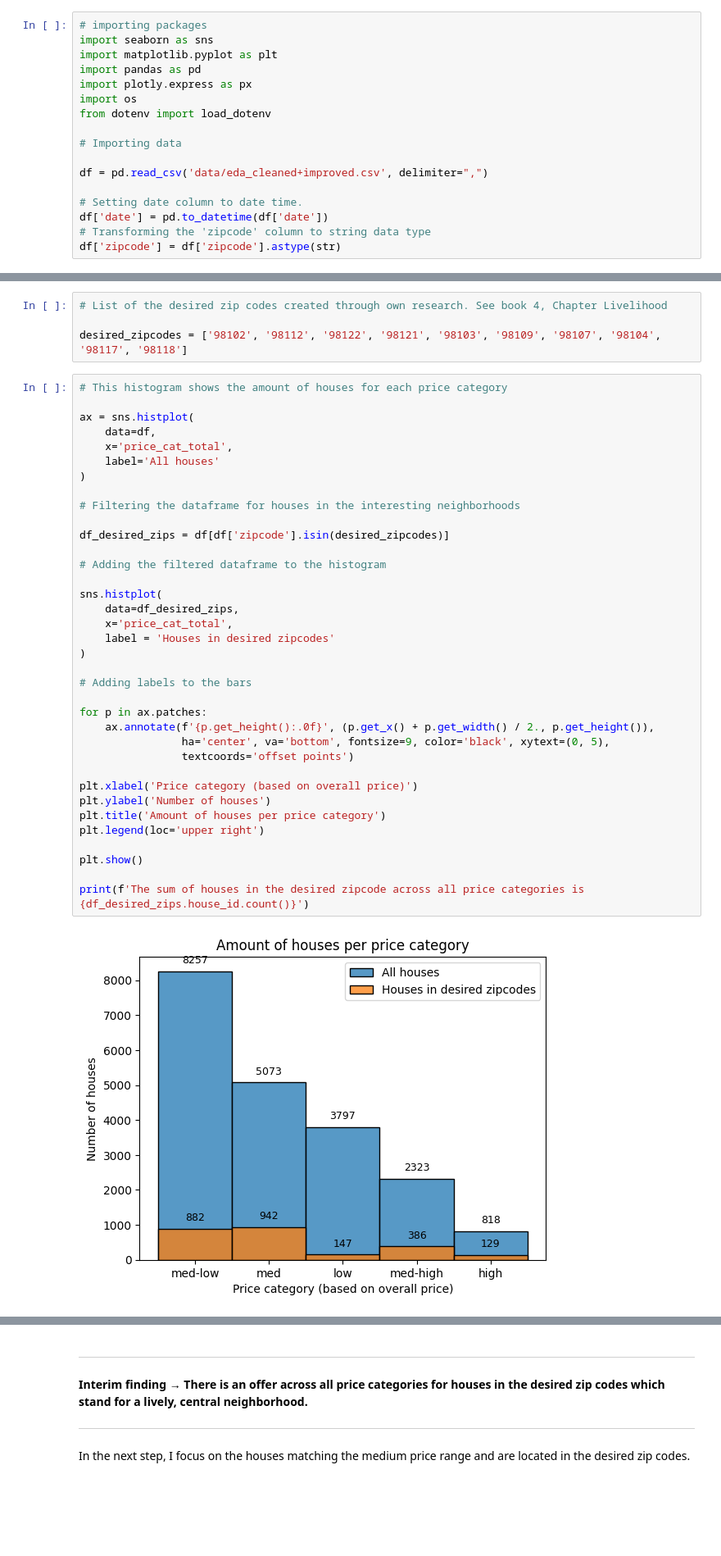
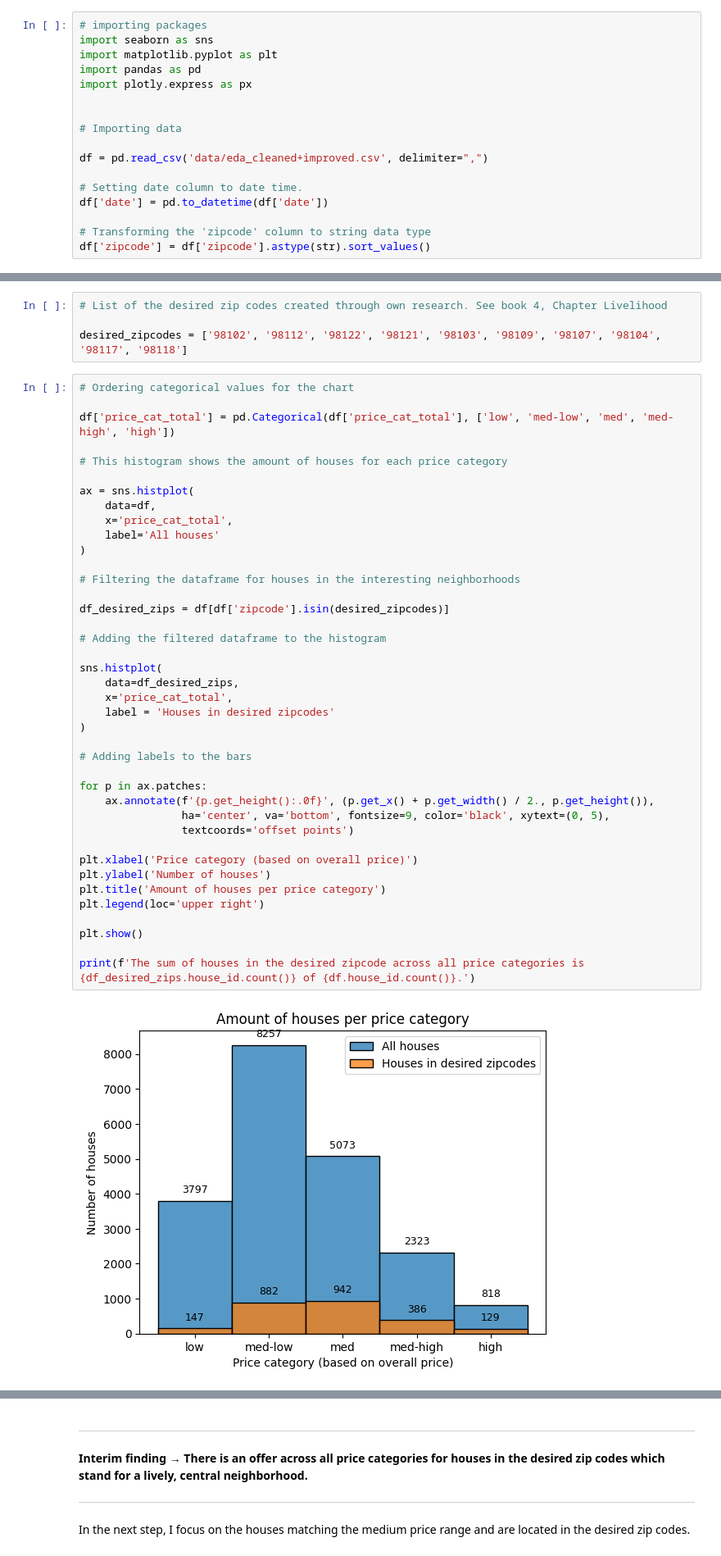
Before and after one commit to StefanK2ff/nf-eda-project, a Jupyter notebook: 5_Hypothesis checking.ipynb, the cells around one changed output, grey strips where cells are left out. Shown at 82% size. Saved outputs shown, nothing was run; the diff lists cells and outputs as text; blank space fills up the shorter version.

```diff
--- a/5_Hypothesis checking.ipynb
+++ b/5_Hypothesis checking.ipynb
@@ -6,8 +6,7 @@ import seaborn as sns
 import matplotlib.pyplot as plt
 import pandas as pd
 import plotly.express as px
-import os
-from dotenv import load_dotenv
+
 
 # Importing data
 
@@ -15,8 +14,9 @@ df = pd.read_csv('data/eda_cleaned+improved.csv', delimiter=",")
 
 # Setting date column to date time.
 df['date'] = pd.to_datetime(df['date'])
+
 # Transforming the 'zipcode' column to string data type
-df['zipcode'] = df['zipcode'].astype(str)
+df['zipcode'] = df['zipcode'].astype(str).sort_values()
 # %% [markdown]
 ## Checking for houses fitting 'mid price range' in interesting zipcode-areas
 # %%
@@ -24,6 +24,10 @@ df['zipcode'] = df['zipcode'].astype(str)
 
 desired_zipcodes = ['98102', '98112', '98122', '98121', '98103', '98109', '98107', '98104', '98117', '98118']
 # %%
+# Ordering categorical values for the chart
+
+df['price_cat_total'] = pd.Categorical(df['price_cat_total'], ['low', 'med-low', 'med', 'med-high', 'high'])
+
 # This histogram shows the amount of houses for each price category
 
 ax = sns.histplot(
@@ -32,32 +36,32 @@ ax = sns.histplot(
     label='All houses'
 )
 
 # Filtering the dataframe for houses in the interesting neighborhoods
 
 df_desired_zips = df[df['zipcode'].isin(desired_zipcodes)]
 
 # Adding the filtered dataframe to the histogram
 
 sns.histplot(
     data=df_desired_zips,
     x='price_cat_total',
     label = 'Houses in desired zipcodes'
 )
 
 # Adding labels to the bars
 
 for p in ax.patches:
     ax.annotate(f'{p.get_height():.0f}', (p.get_x() + p.get_width() / 2., p.get_height()),
                 ha='center', va='bottom', fontsize=9, color='black', xytext=(0, 5),
                 textcoords='offset points')
 
 plt.xlabel('Price category (based on overall price)')
 plt.ylabel('Number of houses')
 plt.title('Amount of houses per price category')
 plt.legend(loc='upper right')
 
 plt.show()
 
-print(f'The sum of houses in the desired zipcode across all price categories is {df_desired_zips.house_id.count()}')
+print(f'The sum of houses in the desired zipcode across all price categories is {df_desired_zips.house_id.count()} of {df.house_id.count()}.')
 # %% [output]
-[figure, old version]
+[figure, new version]
```
Also changed, not shown: parts of 13 cells of this notebook, 1 other file.
